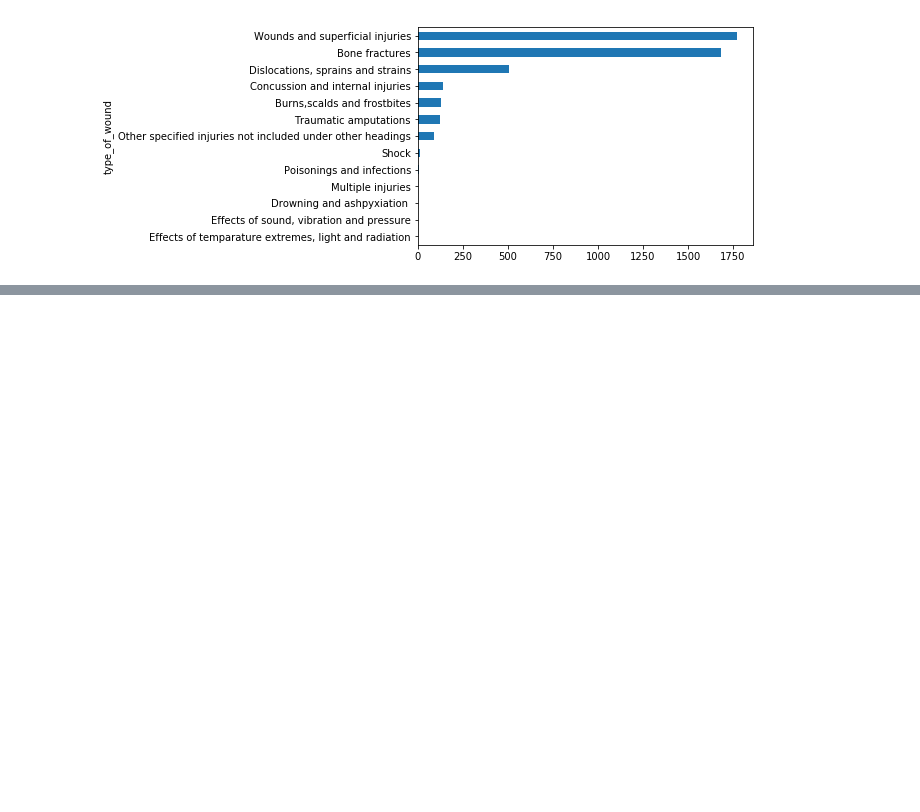
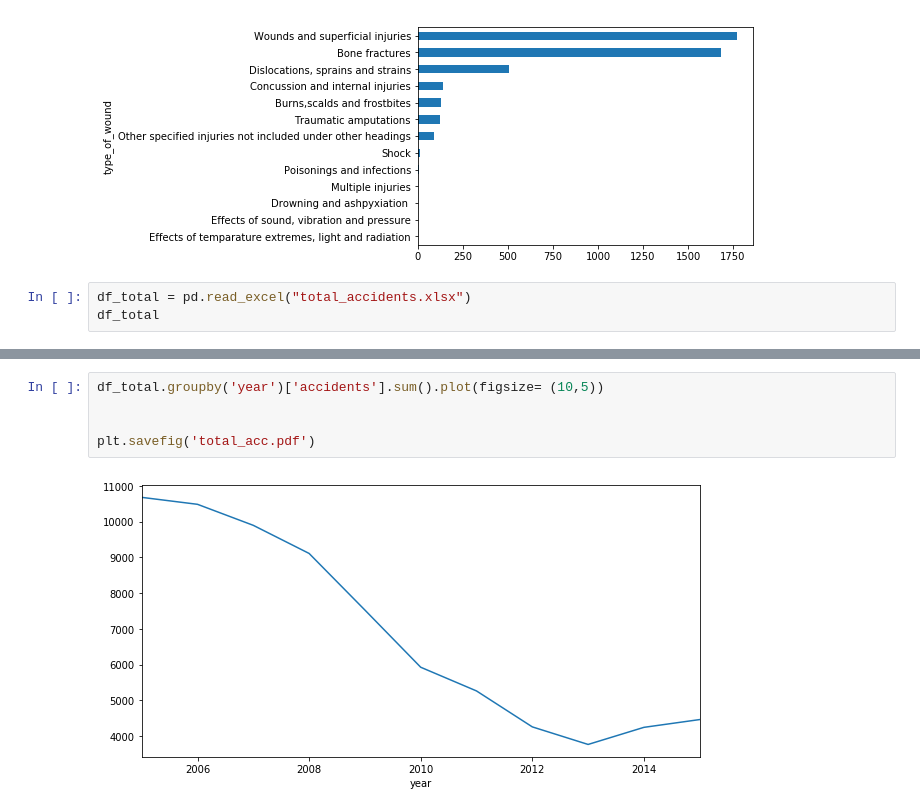
Before and after one commit to 2109Sot/studio-projects, a Jupyter notebook: code/accidents_at_work/Accidents_at_work_basic_info.ipynb, the cells around one changed output, grey strips where cells are left out. Cells and saved outputs as stored; diff of their text form; blank space fills up the shorter version.

```diff
--- a/code/accidents_at_work/Accidents_at_work.ipynb
+++ b/code/accidents_at_work/Accidents_at_work_basic_info.ipynb
@@ -650,3 +673,6 @@ injury_df_15.groupby('type_of_wound')['number_of_working_accidents'].sum().sort_
 # %% [output]
 <matplotlib.axes._subplots.AxesSubplot at 0x...>
 [figure]
+# %%
+df_total = pd.read_excel("total_accidents.xlsx")
+df_total
@@ -652,0 +692,7 @@ injury_df_15.groupby('type_of_wound')['number_of_working_accidents'].sum().sort_
+# %%
+df_total.groupby('year')['accidents'].sum().plot(figsize= (10,5))
+
+
+plt.savefig('total_acc.pdf')
+# %% [output]
+[figure, added]
```
Also changed, not shown: parts of 48 cells of this notebook, 56 other files.
